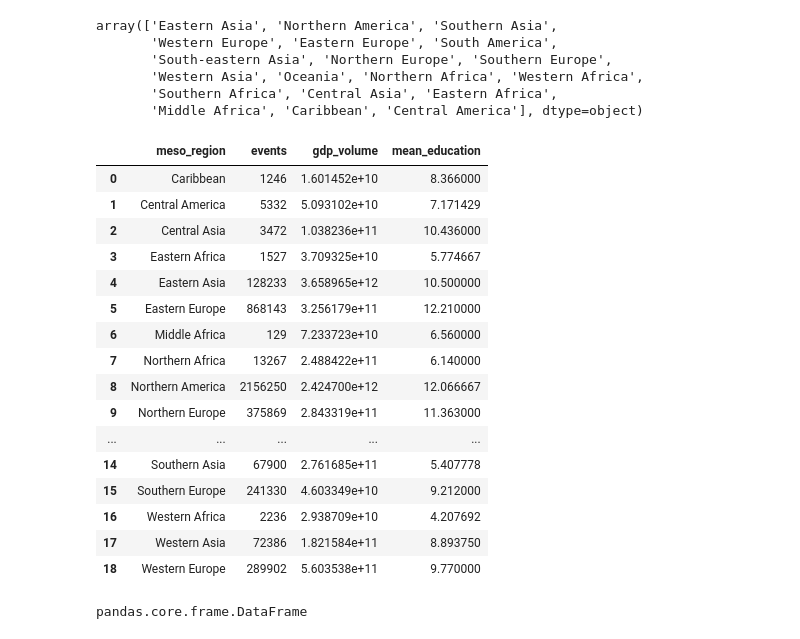
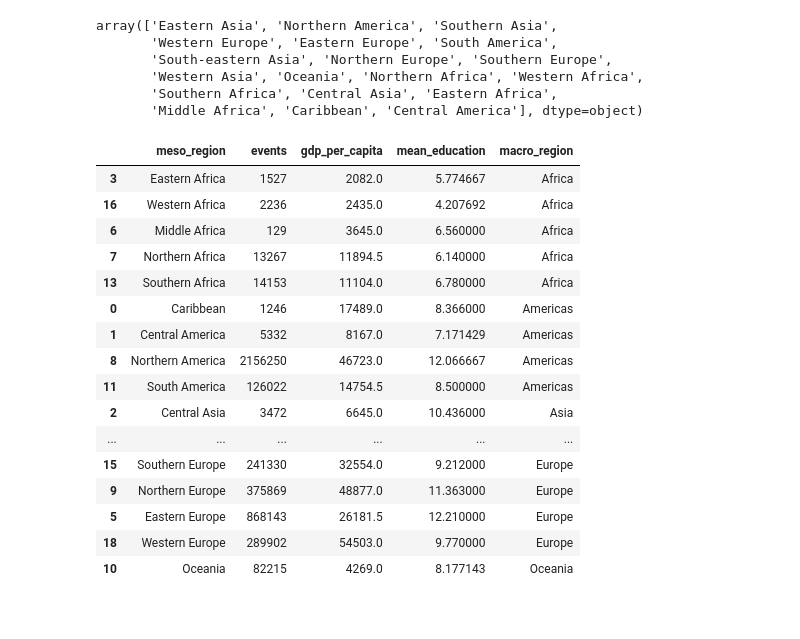
Before and after one commit to BanJeoker/DVHW, a Jupyter notebook: hw2/hw2.ipynb, the cells around one changed output. Cells and saved outputs as stored; diff of their text form; code cells hidden in the pictures.

```diff
--- a/hw2/hw2.ipynb
+++ b/hw2/hw2.ipynb
@@ -189,31 +173,42 @@ array(['Eastern Asia', 'Northern America', 'Southern Asia',
        'Southern Africa', 'Central Asia', 'Eastern Africa',
        'Middle Africa', 'Caribbean', 'Central America'], dtype=object)
 # %%
-dfMeso=df.groupby(["meso_region"], as_index=False).agg({'events': ['sum'],'gdp_volume': ['median'],'mean_education': ['mean']})
+import collections
+regionMap={}
+for _, r in df.iterrows():
+    if r['meso_region'] not in regionMap.keys():
+        regionMap[r['meso_region']]=r['macro_region']
+
+
+dfMeso=df.groupby(["meso_region"], as_index=False).agg({'events': ['sum'],'gdp_per_capita': ['median'],'mean_education': ['mean']})
 dfMeso.columns = dfMeso.columns.droplevel(1)
 # ['events','gdp_volume','mean_education'].agg(['sum','median', 'mean'])
 # agg({'image_proportion': ['mean', 'min', 'max'],'brightness_median': ['mean', 'min', 'max']})
-# dfMeso
+
+regionList=[]
+for _, r in dfMeso.iterrows():
+    regionList.append(regionMap[r['meso_region']])
+dfMeso['macro_region']=regionList
+dfMeso.sort_values(by=['macro_region'],inplace=True)
+dfMeso
 # %% [output]
-|  | meso_region | events | gdp_volume | mean_education |
-| 0 | Caribbean | 1246 | 1.601452e+10 | 8.366000 |
-| 1 | Central America | 5332 | 5.093102e+10 | 7.171429 |
-| 2 | Central Asia | 3472 | 1.038236e+11 | 10.436000 |
-| 3 | Eastern Africa | 1527 | 3.709325e+10 | 5.774667 |
-| 4 | Eastern Asia | 128233 | 3.658965e+12 | 10.500000 |
-| 5 | Eastern Europe | 868143 | 3.256179e+11 | 12.210000 |
-| 6 | Middle Africa | 129 | 7.233723e+10 | 6.560000 |
-| 7 | Northern Africa | 13267 | 2.488422e+11 | 6.140000 |
-| 8 | Northern America | 2156250 | 2.424700e+12 | 12.066667 |
-| 9 | Northern Europe | 375869 | 2.843319e+11 | 11.363000 |
-| ... | ... | ... | ... | ... |
-| 14 | Southern Asia | 67900 | 2.761685e+11 | 5.407778 |
-| 15 | Southern Europe | 241330 | 4.603349e+10 | 9.212000 |
-| 16 | Western Africa | 2236 | 2.938709e+10 | 4.207692 |
-| 17 | Western Asia | 72386 | 1.821584e+11 | 8.893750 |
-| 18 | Western Europe | 289902 | 5.603538e+11 | 9.770000 |
+|  | meso_region | events | gdp_per_capita | mean_education | macro_region |
+| 3 | Eastern Africa | 1527 | 2082.0 | 5.774667 | Africa |
+| 16 | Western Africa | 2236 | 2435.0 | 4.207692 | Africa |
+| 6 | Middle Africa | 129 | 3645.0 | 6.560000 | Africa |
+| 7 | Northern Africa | 13267 | 11894.5 | 6.140000 | Africa |
+| 13 | Southern Africa | 14153 | 11104.0 | 6.780000 | Africa |
+| 0 | Caribbean | 1246 | 17489.0 | 8.366000 | Americas |
+| 1 | Central America | 5332 | 8167.0 | 7.171429 | Americas |
+| 8 | Northern America | 2156250 | 46723.0 | 12.066667 | Americas |
+| 11 | South America | 126022 | 14754.5 | 8.500000 | Americas |
+| 2 | Central Asia | 3472 | 6645.0 | 10.436000 | Asia |
+| ... | ... | ... | ... | ... | ... |
+| 15 | Southern Europe | 241330 | 32554.0 | 9.212000 | Europe |
+| 9 | Northern Europe | 375869 | 48877.0 | 11.363000 | Europe |
+| 5 | Eastern Europe | 868143 | 26181.5 | 12.210000 | Europe |
+| 18 | Western Europe | 289902 | 54503.0 | 9.770000 | Europe |
+| 10 | Oceania | 82215 | 4269.0 | 8.177143 | Oceania |
 # %%
-list(dfMeso.columns)
-type(dfMeso)
+# list(dfMeso.columns)
+# type(dfMeso)
-# %% [output]
-pandas.core.frame.DataFrame
```
Also changed, not shown: parts of 22 cells of this notebook.
